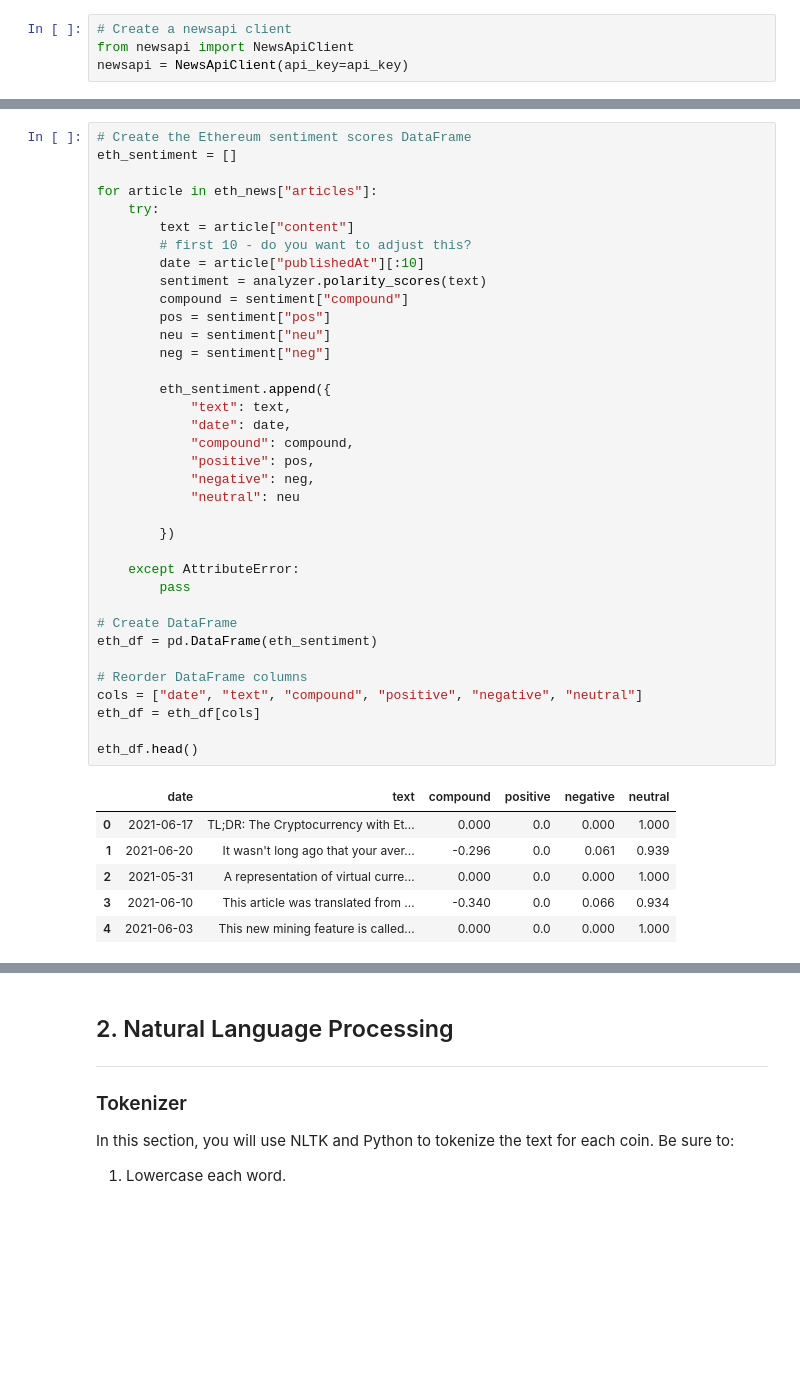
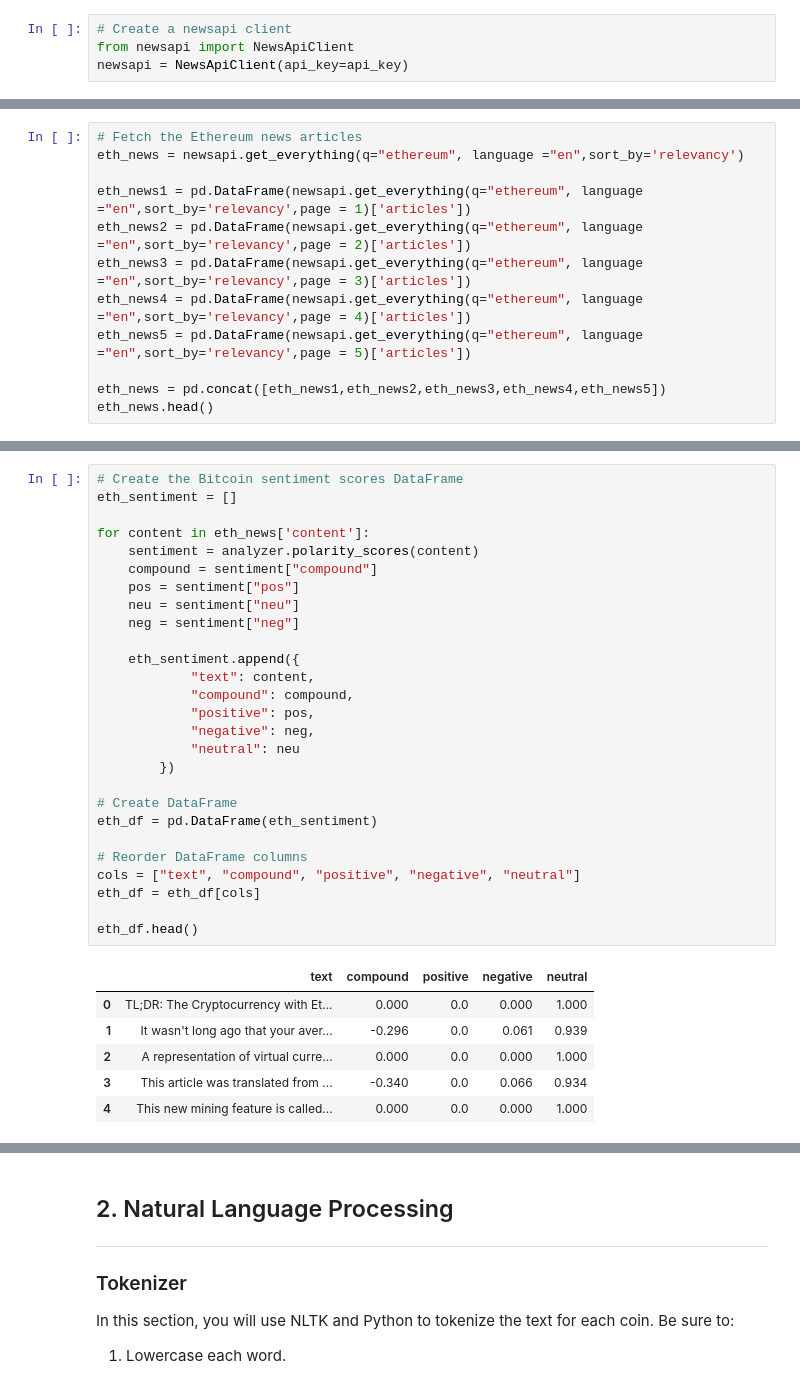
Before and after one commit to jcm-co/homework-CryptoTales, a Jupyter notebook: Starter_Code/crypto_sentiment.ipynb, the cells around one changed output, grey strips where cells are left out. Saved outputs shown, nothing was run; the diff lists cells and outputs as text; blank space fills up the shorter version.

```diff
--- a/Starter_Code/crypto_sentiment.ipynb
+++ b/Starter_Code/crypto_sentiment.ipynb
@@ -52,0 +61,12 @@ eth_news = newsapi.get_everything(q="ethereum", language ="en",sort_by='relevanc
+# %%
+# Fetch the Ethereum news articles
+eth_news = newsapi.get_everything(q="ethereum", language ="en",sort_by='relevancy')
+
+eth_news1 = pd.DataFrame(newsapi.get_everything(q="ethereum", language ="en",sort_by='relevancy',page = 1)['articles'])
+eth_news2 = pd.DataFrame(newsapi.get_everything(q="ethereum", language ="en",sort_by='relevancy',page = 2)['articles'])
+eth_news3 = pd.DataFrame(newsapi.get_everything(q="ethereum", language ="en",sort_by='relevancy',page = 3)['articles'])
+eth_news4 = pd.DataFrame(newsapi.get_everything(q="ethereum", language ="en",sort_by='relevancy',page = 4)['articles'])
+eth_news5 = pd.DataFrame(newsapi.get_everything(q="ethereum", language ="en",sort_by='relevancy',page = 5)['articles'])
+
+eth_news = pd.concat([eth_news1,eth_news2,eth_news3,eth_news4,eth_news5])
+eth_news.head()
@@ -96,46 +123,37 @@ btc_df.head()
 # %%
-# Create the Ethereum sentiment scores DataFrame
+# Create the Bitcoin sentiment scores DataFrame
 eth_sentiment = []
 
-for article in eth_news["articles"]:
-    try:
-        text = article["content"]
-        # first 10 - do you want to adjust this?
-        date = article["publishedAt"][:10]
-        sentiment = analyzer.polarity_scores(text)
-        compound = sentiment["compound"]
-        pos = sentiment["pos"]
-        neu = sentiment["neu"]
-        neg = sentiment["neg"]
+for content in eth_news['content']:
+    sentiment = analyzer.polarity_scores(content)
+    compound = sentiment["compound"]
+    pos = sentiment["pos"]
+    neu = sentiment["neu"]
+    neg = sentiment["neg"]
 
-        eth_sentiment.append({
-            "text": text,
-            "date": date,
+    eth_sentiment.append({
+            "text": content,
             "compound": compound,
             "positive": pos,
             "negative": neg,
             "neutral": neu
-
         })
-
-    except AttributeError:
-        pass
 
 # Create DataFrame
 eth_df = pd.DataFrame(eth_sentiment)
 
 # Reorder DataFrame columns
-cols = ["date", "text", "compound", "positive", "negative", "neutral"]
+cols = ["text", "compound", "positive", "negative", "neutral"]
 eth_df = eth_df[cols]
 
 eth_df.head()
 # %% [output]
-|  | date | text | compound | positive | negative | neutral |
-| 0 | 2021-06-17 | TL;DR: The Cryptocurrency with Et... | 0.000 | 0.0 | 0.000 | 1.000 |
-| 1 | 2021-06-20 | It wasn't long ago that your aver... | -0.296 | 0.0 | 0.061 | 0.939 |
-| 2 | 2021-05-31 | A representation of virtual curre... | 0.000 | 0.0 | 0.000 | 1.000 |
-| 3 | 2021-06-10 | This article was translated from ... | -0.340 | 0.0 | 0.066 | 0.934 |
-| 4 | 2021-06-03 | This new mining feature is called... | 0.000 | 0.0 | 0.000 | 1.000 |
+|  | text | compound | positive | negative | neutral |
+| 0 | TL;DR: The Cryptocurrency with Et... | 0.000 | 0.0 | 0.000 | 1.000 |
+| 1 | It wasn't long ago that your aver... | -0.296 | 0.0 | 0.061 | 0.939 |
+| 2 | A representation of virtual curre... | 0.000 | 0.0 | 0.000 | 1.000 |
+| 3 | This article was translated from ... | -0.340 | 0.0 | 0.066 | 0.934 |
+| 4 | This new mining feature is called... | 0.000 | 0.0 | 0.000 | 1.000 |
 # %%
 # Describe the Bitcoin Sentiment
 btc_df.describe()
```
Also changed, not shown: parts of 9 cells of this notebook.
